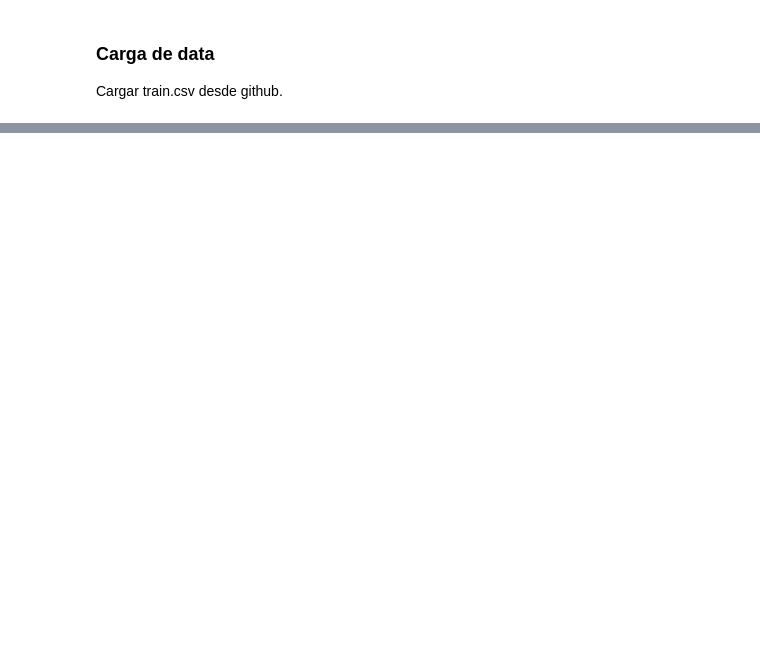
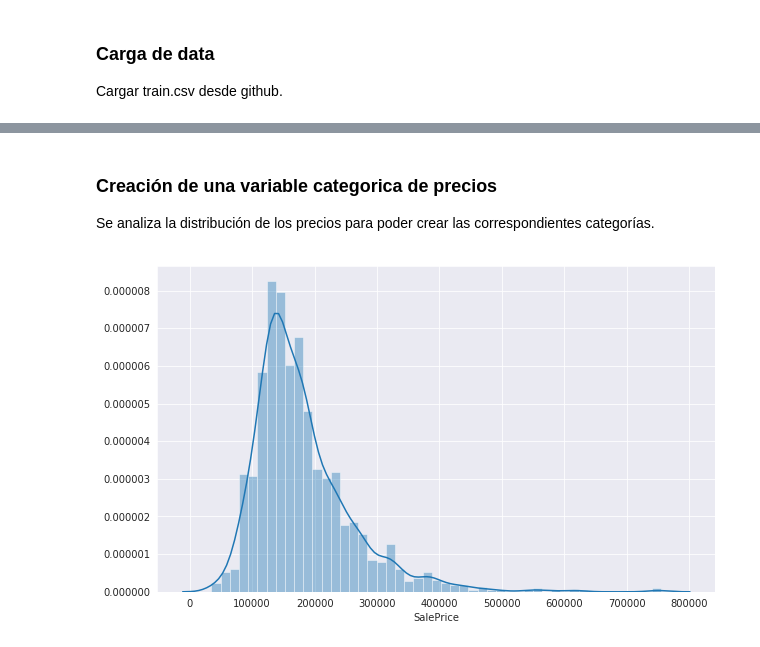
Before and after one commit to fuentesmarlon/Machine-Learning-Algorithms-, a Jupyter notebook: Laboratorio2.ipynb, the cells around one changed output, grey strips where cells are left out. Saved outputs shown, nothing was run; the diff lists cells and outputs as text; code cells hidden in the pictures; blank space fills up the shorter version.

```diff
--- a/Laboratorio2.ipynb
+++ b/Laboratorio2.ipynb
@@ -80,0 +242,9 @@ Se procederá a crear un modelo de regresión lineal las siguientes variables:
+# %% [markdown]
+### Creación de una variable categorica de precios
+Se analiza la distribución de los precios para poder crear las correspondientes categorías.
+# %%
+f, ax = plt.subplots(figsize=(10, 6))
+sns.distplot(df.SalePrice)
+plt.show()
+# %% [output]
+[figure, added]
```
Also changed, not shown: parts of 85 cells of this notebook.
